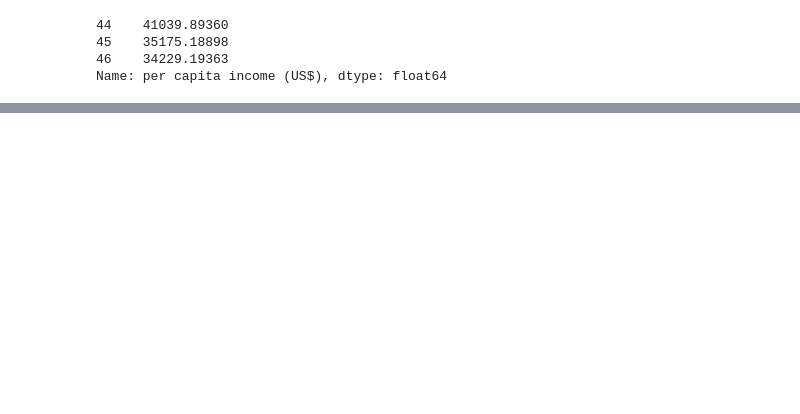
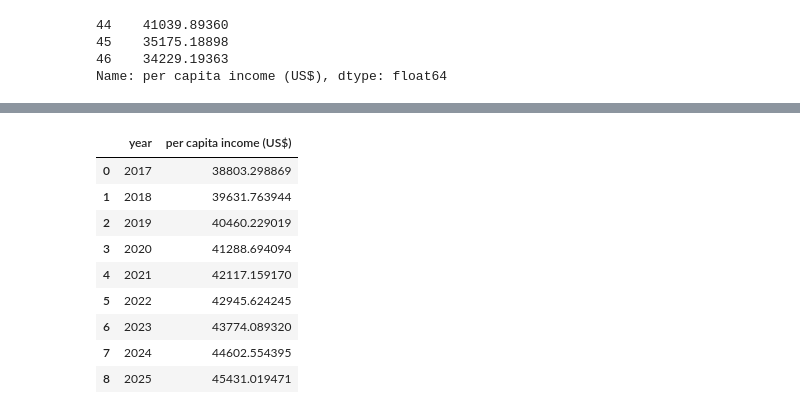
Before and after one commit to Saravanakm1/LinearReg01, a Jupyter notebook: Linear_model_CAN.ipynb, the cells around one changed output, grey strips where cells are left out. Drawn from its saved outputs; the diff is of its cells as text; code cells hidden in the pictures; blank space fills up the shorter version.

```diff
--- a/Linear_model_CAN.ipynb
+++ b/Linear_model_CAN.ipynb
@@ -24,6 +33,6 @@ new_y.head(3)
 # %%
-income = d['per capita income (US$)']
-income.tail(3)
+can_income_data_income = can_income_data['per capita income (US$)']
+can_income_data_income.tail(3)
 # %% [output]
 44    41039.89360
 45    35175.18898
@@ -42,0 +67,14 @@ array([41288.69409442])
+# %%
+new_year_can_income_data['per capita income (US$)'] = new_prediction
+new_year_can_income_data
+# %% [output]
+|  | year | per capita income (US$) |
+| 0 | 2017 | 38803.298869 |
+| 1 | 2018 | 39631.763944 |
+| 2 | 2019 | 40460.229019 |
+| 3 | 2020 | 41288.694094 |
+| 4 | 2021 | 42117.159170 |
+| 5 | 2022 | 42945.624245 |
+| 6 | 2023 | 43774.089320 |
+| 7 | 2024 | 44602.554395 |
+| 8 | 2025 | 45431.019471 |
```
Also changed, not shown: parts of 14 cells of this notebook.
